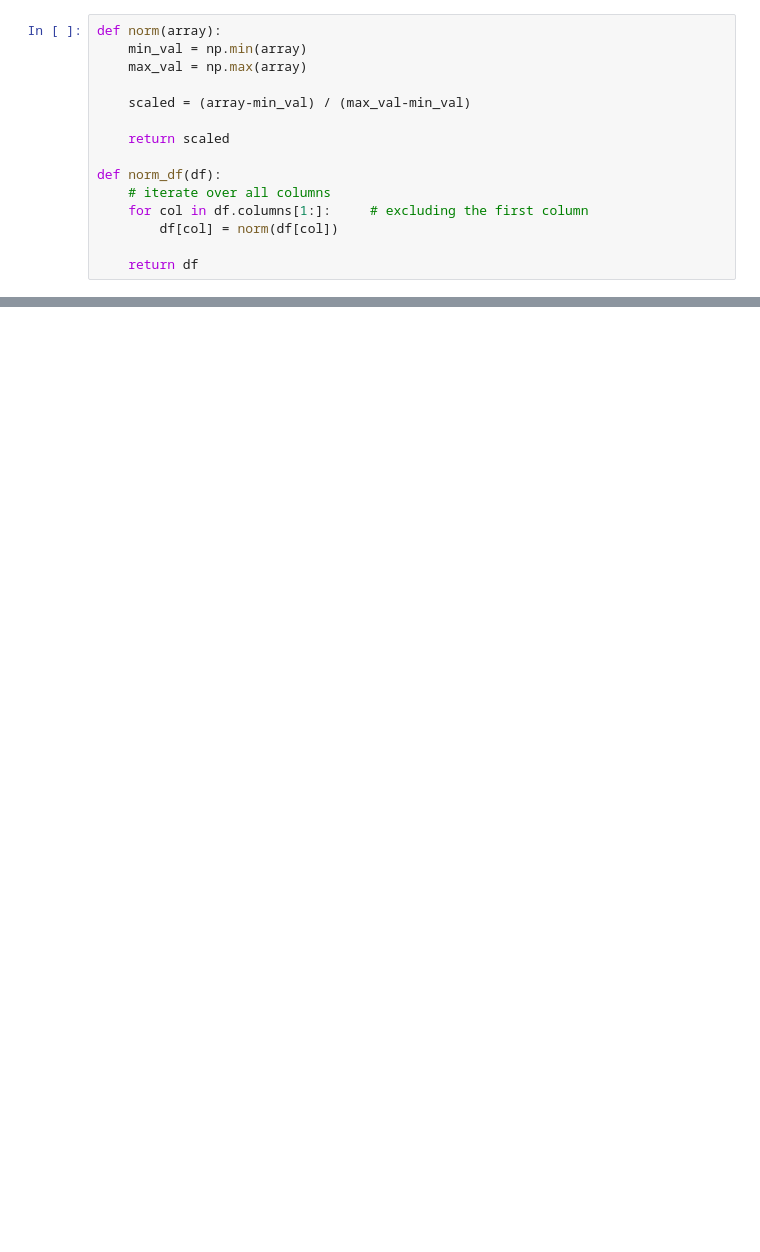
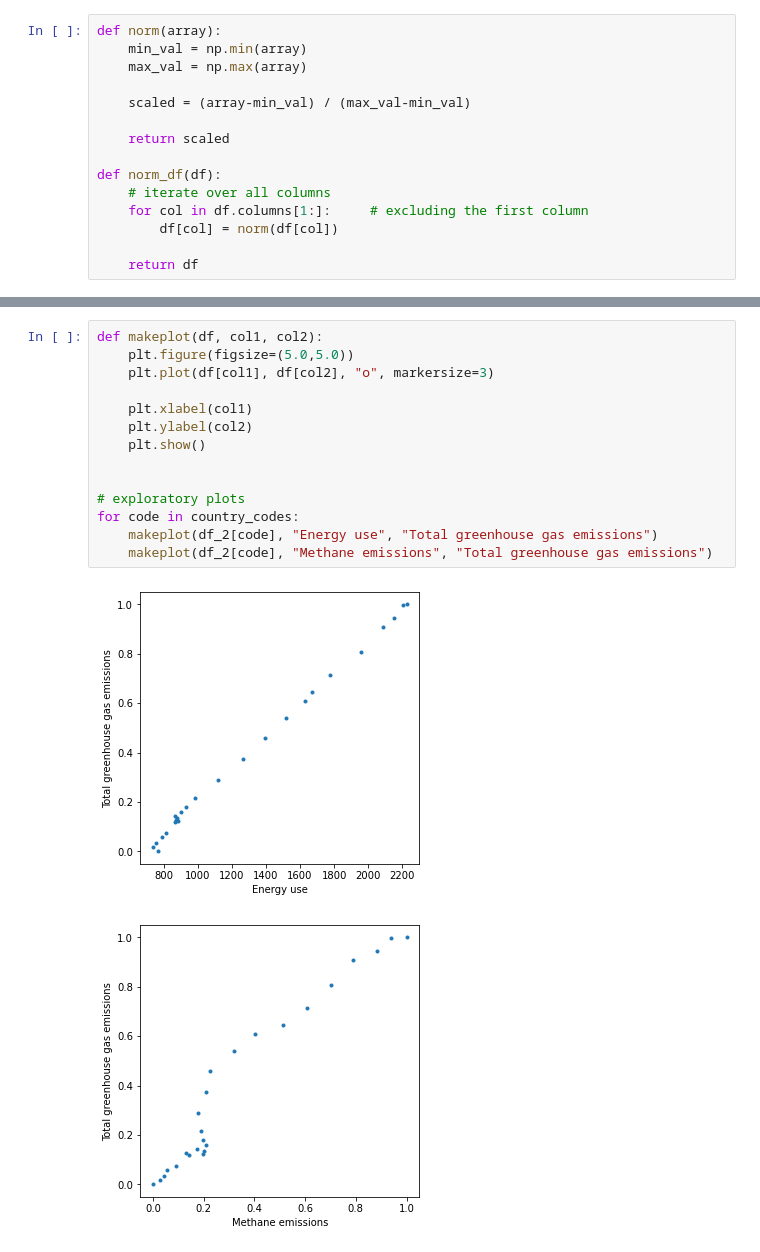
Before and after one commit to shabihulhaider/UH-ADS1, a Jupyter notebook: Assignment 3/Assignment_3_Haider_21027325.ipynb, the cells around one changed output, grey strips where cells are left out. Cells and saved outputs as stored; diff of their text form; blank space fills up the shorter version.

```diff
--- a/Assignment 3/Assignment_3_Haider_21027325.ipynb
+++ b/Assignment 3/Assignment_3_Haider_21027325.ipynb
@@ -161,0 +149,17 @@ KeyError: 'Energy use'
+# %%
+def makeplot(df, col1, col2):
+    plt.figure(figsize=(5.0,5.0))
+    plt.plot(df[col1], df[col2], "o", markersize=3)
+
+    plt.xlabel(col1)
+    plt.ylabel(col2)
+    plt.show()
+
+
+# exploratory plots
+for code in country_codes:
+    makeplot(df_2[code], "Energy use", "Total greenhouse gas emissions")
+    makeplot(df_2[code], "Methane emissions", "Total greenhouse gas emissions")
+# %% [output]
+[figure, added]
+[figure, added]
```
Also changed, not shown: parts of 10 cells of this notebook, 15 other files.
